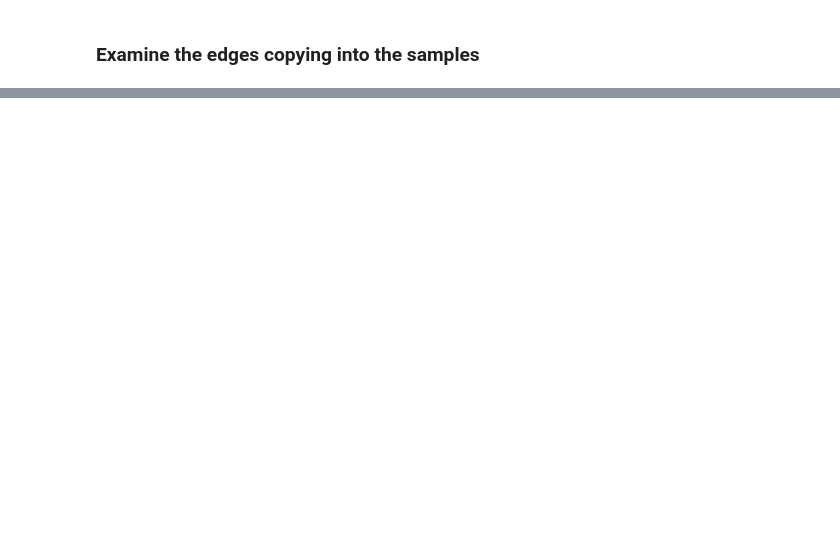
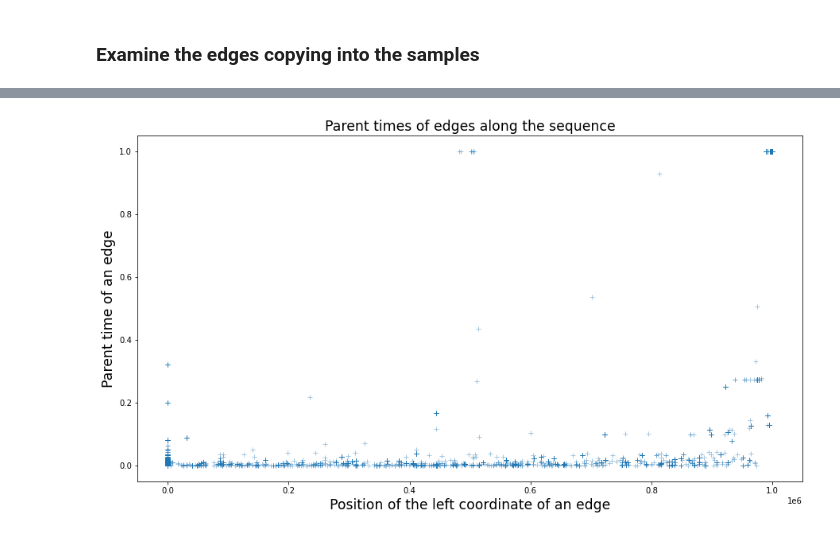
Before and after one commit to szhan/tsimpute, a Jupyter notebook: notebooks/inspect_ts.ipynb, the cells around one changed output, grey strips where cells are left out. Cells and saved outputs as stored; diff of their text form; code cells hidden in the pictures; blank space fills up the shorter version.

```diff
--- a/notebooks/inspect_ts.ipynb
+++ b/notebooks/inspect_ts.ipynb
@@ -300,10 +324,13 @@ plt.hist(per_sample_mean_parent_time, bins=20);
 # %%
-plt.figure(figsize=(10, 5,))
+plt.figure(figsize=(15, 8,))
 plt.title("Parent times of edges along the sequence", fontsize="xx-large")
 plt.ylabel("Parent time of an edge", fontsize="xx-large")
 plt.xlabel("Position of the left coordinate of an edge", fontsize="xx-large")
 plt.plot(
     left_coords_all,
     parent_times_all,
-    linestyle="none", marker="+", markersize=6, alpha=0.3,
+    linestyle="none", marker="+", markersize=6, alpha=0.4,
 );
+plt.show()
+# %% [output]
+[figure, added]
```
Also changed, not shown: parts of 9 cells of this notebook.
